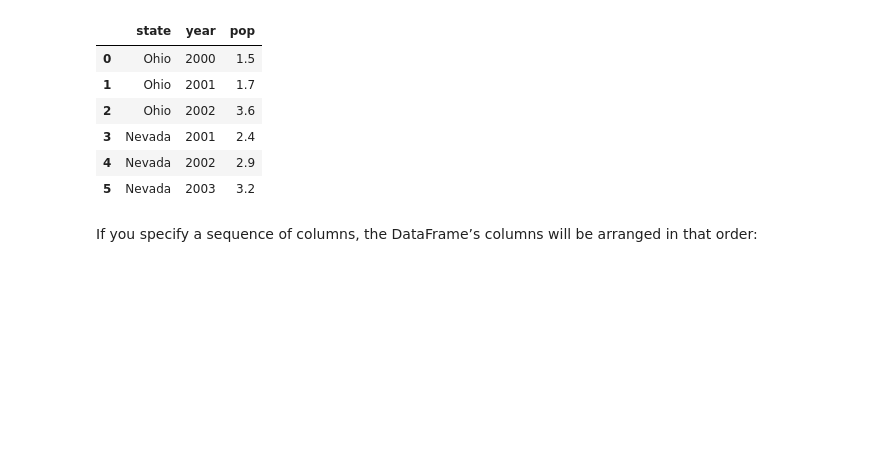
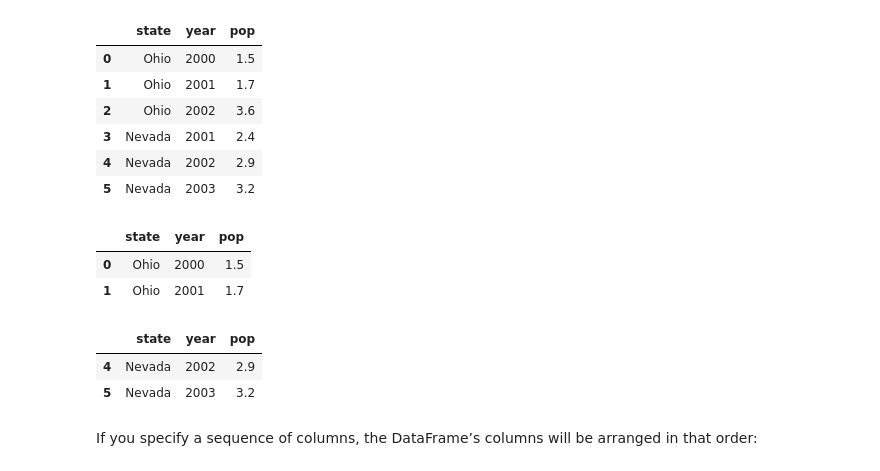
Before and after one commit to ahammadnafiz/Machine-Learning-From-Scratch, a Jupyter notebook: Pandas From Scratch/Getting Started with pandas.ipynb, the cells around one changed output. Drawn from its saved outputs; the diff is of its cells as text; code cells hidden in the pictures; blank space fills up the shorter version.

```diff
--- a/Pandas From Scratch/Getting Started with pandas.ipynb
+++ b/Pandas From Scratch/Getting Started with pandas.ipynb
@@ -150,6 +194,18 @@ df
 | 3 | Nevada | 2001 | 2.4 |
 | 4 | Nevada | 2002 | 2.9 |
 | 5 | Nevada | 2003 | 3.2 |
+# %%
+df.head(2)
+# %% [output]
+|  | state | year | pop |
+| 0 | Ohio | 2000 | 1.5 |
+| 1 | Ohio | 2001 | 1.7 |
+# %%
+df.tail(2)
+# %% [output]
+|  | state | year | pop |
+| 4 | Nevada | 2002 | 2.9 |
+| 5 | Nevada | 2003 | 3.2 |
 # %% [markdown]
 If you specify a sequence of columns, the DataFrame’s columns will be arranged in
 that order:
```
Also changed, not shown: parts of 20 cells of this notebook, 3 other files.
